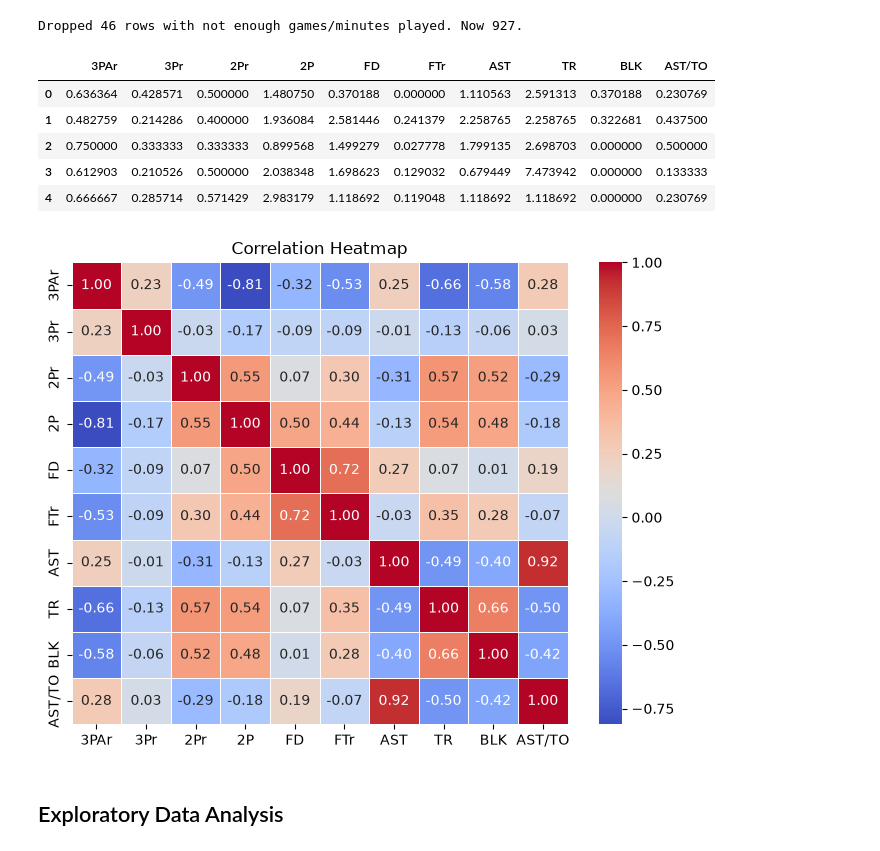
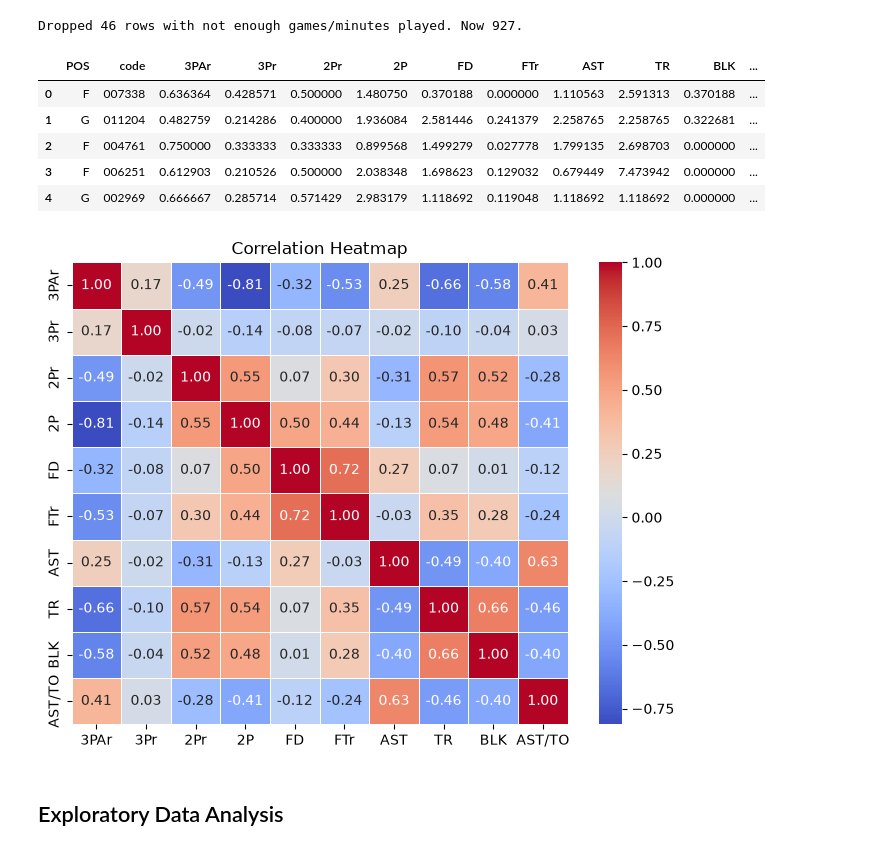
Before and after one commit to vikkesavola/euroleague-position-classifier, a Jupyter notebook: 1_feature_engineering.ipynb, the cells around one changed output. Cells and saved outputs as stored; diff of their text form; code cells hidden in the pictures.

```diff
--- a/1_feature_engineering.ipynb
+++ b/1_feature_engineering.ipynb
@@ -8,5 +9,5 @@ import matplotlib.pyplot as plt
 # %%
-df_raw = pd.read_csv("data.csv")
+df_raw = pd.read_csv("data/raw_data.csv")
 
 df_raw.head()
 # %% [output]
@@ -26,6 +27,7 @@ Dropped 46 rows with not enough games/minutes played. Now 927.
 df = pd.DataFrame()
 
 df["POS"] = df_filtered["position"]
+df["code"] = df_filtered["code"]
 df["3PAr"] = df_filtered["threePointersAttempted"] / ( df_filtered["twoPointersAttempted"] + df_filtered["threePointersAttempted"] )
 df["3Pr"] = df_filtered["threePointersMade"] / df_filtered["threePointersAttempted"]
 df["2Pr"] = df_filtered["twoPointersMade"] / df_filtered["twoPointersAttempted"]
@@ -35,26 +37,30 @@ df["FTr"] = df_filtered["freeThrowsAttempted"] / ( df_filtered["twoPointersAttem
 df["AST"] = df_filtered["assists"] / df_filtered["minutesPlayed"] * 40
 df["TR"] = df_filtered["totalRebounds"] / df_filtered["minutesPlayed"] * 40
 df["BLK"] = df_filtered["blocks"] / df_filtered["minutesPlayed"] * 40
-df["AST/TO"] = df_filtered["assists"] / ( df_filtered["turnovers"] + 1) # Laplace smoothing to avoid division by zero
+df["AST/TO"] = df_filtered["assists"] / ( df_filtered["turnovers"] )
 
+df["POS"] = df["POS"].map({1: "G", 2: "F", 3: "C"})
 
-# split df into labels y and features X
-y = df["POS"]
-X = df.drop("POS", axis=1)
+# replace AST/TO's infinite values with NaN and perform median imputation
+df["AST/TO"] = df["AST/TO"].replace([np.inf, -np.inf], np.nan)
+df["AST/TO"] = SimpleImputer(missing_values=np.nan, strategy='median').fit_transform(df[["AST/TO"]])
 
-X.head()
+# perform median imputation for 3Pr as well since is has many NaNs
+df["3Pr"] = SimpleImputer(missing_values=np.nan, strategy='median').fit_transform(df[["3Pr"]])
+
+df.head()
 # %% [output]
-|  | 3PAr | 3Pr | 2Pr | 2P | FD | FTr | AST | TR | BLK | AST/TO |
-| 0 | 0.636364 | 0.428571 | 0.500000 | 1.480750 | 0.370188 | 0.000000 | 1.110563 | 2.591313 | 0.370188 | 0.230769 |
-| 1 | 0.482759 | 0.214286 | 0.400000 | 1.936084 | 2.581446 | 0.241379 | 2.258765 | 2.258765 | 0.322681 | 0.437500 |
-| 2 | 0.750000 | 0.333333 | 0.333333 | 0.899568 | 1.499279 | 0.027778 | 1.799135 | 2.698703 | 0.000000 | 0.500000 |
-| 3 | 0.612903 | 0.210526 | 0.500000 | 2.038348 | 1.698623 | 0.129032 | 0.679449 | 7.473942 | 0.000000 | 0.133333 |
-| 4 | 0.666667 | 0.285714 | 0.571429 | 2.983179 | 1.118692 | 0.119048 | 1.118692 | 1.118692 | 0.000000 | 0.230769 |
+|  | POS | code | 3PAr | 3Pr | 2Pr | 2P | FD | FTr | AST | TR | BLK | ... |
+| 0 | F | 007338 | 0.636364 | 0.428571 | 0.500000 | 1.480750 | 0.370188 | 0.000000 | 1.110563 | 2.591313 | 0.370188 | ... |
+| 1 | G | 011204 | 0.482759 | 0.214286 | 0.400000 | 1.936084 | 2.581446 | 0.241379 | 2.258765 | 2.258765 | 0.322681 | ... |
+| 2 | F | 004761 | 0.750000 | 0.333333 | 0.333333 | 0.899568 | 1.499279 | 0.027778 | 1.799135 | 2.698703 | 0.000000 | ... |
+| 3 | F | 006251 | 0.612903 | 0.210526 | 0.500000 | 2.038348 | 1.698623 | 0.129032 | 0.679449 | 7.473942 | 0.000000 | ... |
+| 4 | G | 002969 | 0.666667 | 0.285714 | 0.571429 | 2.983179 | 1.118692 | 0.119048 | 1.118692 | 1.118692 | 0.000000 | ... |
 # %%
-corr_matrix = X.corr()
+corr_matrix = df.drop(["POS", "code"], axis=1).corr()
 plt.figure(figsize=(8,6))
 sns.heatmap(corr_matrix, annot=True, cmap="coolwarm", fmt=".2f", linewidths=0.5)
 plt.title("Correlation Heatmap")
 plt.show()
 # %% [output]
-[figure, old version]
+[figure, new version]
```
Also changed, not shown: parts of 5 cells of this notebook, 9 other files.
